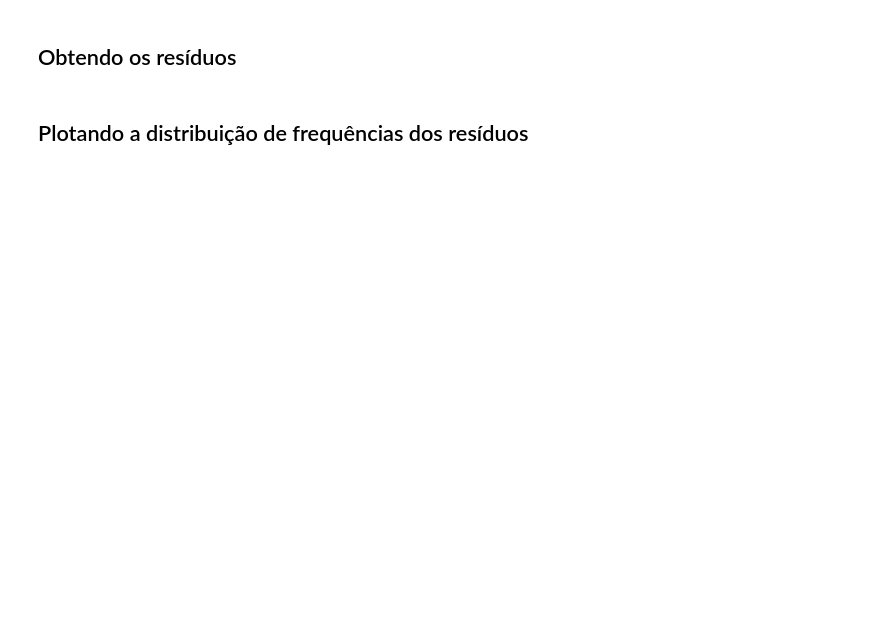
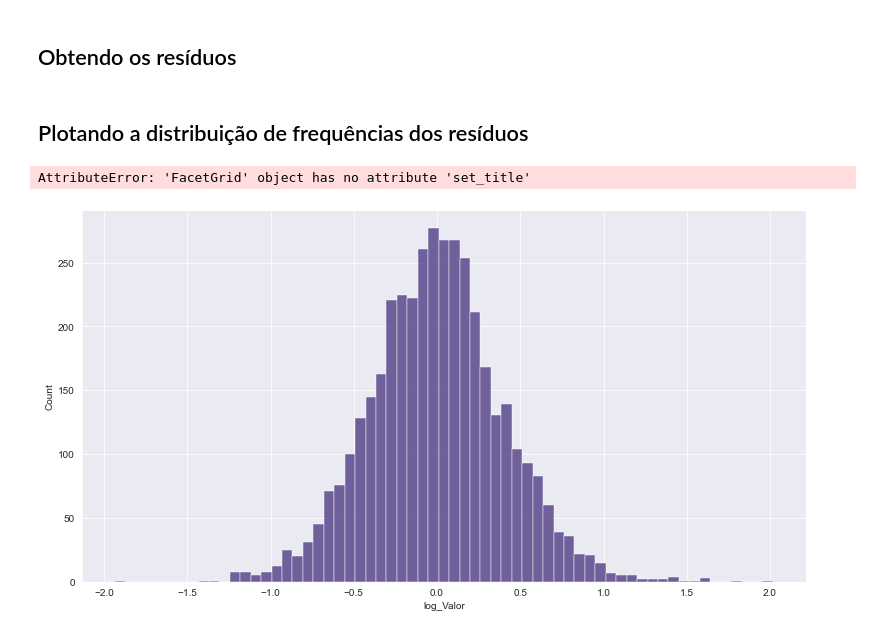
Before and after one commit to rafaeloureirosm/Estudos-Regressao-Linear, a Jupyter notebook: Projeto Imobiliária/Regressão Linear.ipynb, the cells around one changed output. Saved outputs shown, nothing was run; the diff lists cells and outputs as text; code cells hidden in the pictures; blank space fills up the shorter version.

```diff
--- a/Projeto Imobiliária/Regressão Linear.ipynb
+++ b/Projeto Imobiliária/Regressão Linear.ipynb
@@ -375,10 +575,15 @@ ax
 # %% [markdown]
 ## Obtendo os resíduos
+# %%
+residuo = y_train - y_previsto_train
 # %% [markdown]
 ## Plotando a distribuição de frequências dos resíduos
 # %%
-
+ax = sns.displot(residuo)
 ax.figure.set_size_inches(12, 6)
 ax.set_title('Distribuição de Frequências dos Resíduos', fontsize=18)
 ax.set_xlabel('log do Preço', fontsize=14)
 ax
+# %% [output]
+AttributeError: 'FacetGrid' object has no attribute 'set_title'
+[figure, added]
```
Also changed, not shown: parts of 39 cells of this notebook.
